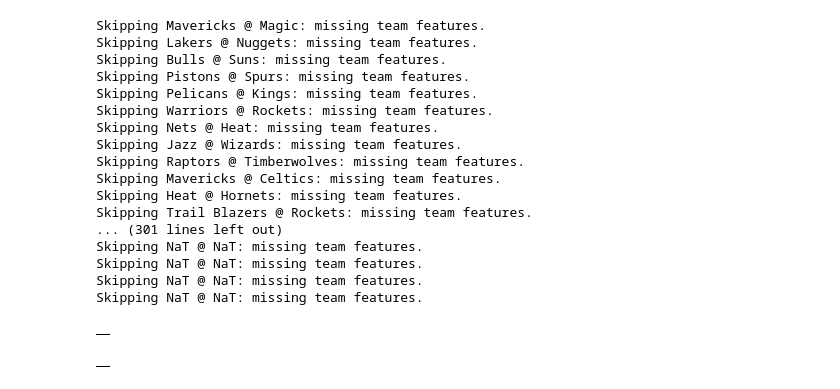
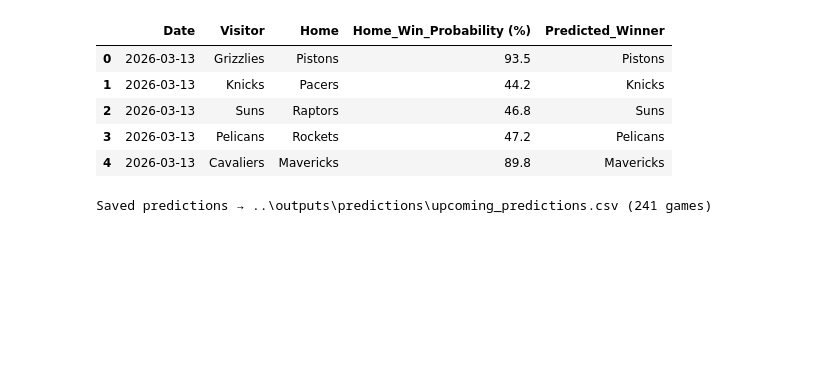
Before and after one commit to ealdridge98/nbaprediction, a Jupyter notebook: notebooks/04_predict_upcoming_games.ipynb, the cells around one changed output. Saved outputs shown, nothing was run; the diff lists cells and outputs as text; code cells hidden in the pictures; blank space fills up the shorter version.

```diff
--- a/notebooks/04_predict_upcoming_games.ipynb
+++ b/notebooks/04_predict_upcoming_games.ipynb
@@ -72,20 +92,10 @@ upcoming.head(10)
 # %%
 def latest_team_features(team_name):
-    """
-    Returns the last row in team_games for the given team.
-    These are the most recent engineered features.
-    """
-    df = team_games[team_games['team_name'] == team_name].copy()
-
+    df = team_games[team_games["team_name"] == team_name].copy()
     if df.empty:
-        # if team not found (different naming), return an empty row
-        return pd.DataFrame()
-
-    df = df.sort_values('game_date')
+        return None
+    df = df.sort_values("game_date")
     latest = df.tail(1).copy()
-
-    # remove this flag so prefixing later is clean
-    latest = latest.drop(columns=['home_away_flag'], errors='ignore')
-
+    latest = latest.drop(columns=["home_away_flag"], errors="ignore")
     return latest
 # %%
@@ -122,51 +133,43 @@ def build_game_features(visitor, home):
 # %%
 pred_rows = []
 
 for _, g in upcoming.iterrows():
-    date = g['Date']
-    home = g['Home']
-    visitor = g['Visitor']
+    date = g["Date"]
+    home = g["Home"]
+    visitor = g["Visitor"]
 
-    features = build_game_features(visitor, home)
+    feats = build_game_features(visitor, home)
 
-    if features is None:
-        print(f"Skipping {visitor} @ {home}: missing team features.")
+    if feats is None:
         continue
 
-    proba = rf.predict_proba(features)[0][1]
-    pred  = rf.predict(features)[0]
+    proba_home_win = rf.predict_proba(feats)[0][1]  # probability home team wins
+    pred_class = rf.predict(feats)[0]
 
     pred_rows.append({
         "Date": date.date(),
         "Visitor": visitor,
         "Home": home,
-        "Home_Win_Probability (%)": round(proba*100, 1),
-        "Predicted_Winner": home if pred == 1 else visitor
+        "Home_Win_Probability (%)": round(proba_home_win * 100, 1),
+        "Predicted_Winner": home if pred_class == 1 else visitor
     })
 
 pred_df = pd.DataFrame(pred_rows)
-pred_df
+pred_df.head()
 # %% [output]
-Skipping Mavericks @ Magic: missing team features.
-Skipping Lakers @ Nuggets: missing team features.
-Skipping Bulls @ Suns: missing team features.
-Skipping Pistons @ Spurs: missing team features.
-Skipping Pelicans @ Kings: missing team features.
-Skipping Warriors @ Rockets: missing team features.
-Skipping Nets @ Heat: missing team features.
-Skipping Jazz @ Wizards: missing team features.
-Skipping Raptors @ Timberwolves: missing team features.
-Skipping Mavericks @ Celtics: missing team features.
-Skipping Heat @ Hornets: missing team features.
-Skipping Trail Blazers @ Rockets: missing team features.
-... (301 lines left out)
-Skipping NaT @ NaT: missing team features.
-Skipping NaT @ NaT: missing team features.
-Skipping NaT @ NaT: missing team features.
-Skipping NaT @ NaT: missing team features.
-|  |
+|  | Date | Visitor | Home | Home_Win_Probability (%) | Predicted_Winner |
+| 0 | 2026-03-13 | Grizzlies | Pistons | 93.5 | Pistons |
+| 1 | 2026-03-13 | Knicks | Pacers | 44.2 | Knicks |
+| 2 | 2026-03-13 | Suns | Raptors | 46.8 | Suns |
+| 3 | 2026-03-13 | Pelicans | Rockets | 47.2 | Pelicans |
+| 4 | 2026-03-13 | Cavaliers | Mavericks | 89.8 | Mavericks |
-# %%
-pred_df.to_csv('../outputs/predictions/upcoming_predictions.csv', index=False)
-pred_df.head()
-# %% [output]
-|  |
+# %%
+out_dir = Path("../outputs/predictions")
+out_dir.mkdir(parents=True, exist_ok=True)
+
+out_path = out_dir / "upcoming_predictions.csv"
+pred_df.to_csv(out_path, index=False)
+
+print(f"Saved predictions → {out_path} ({len(pred_df)} games)")
+# %% [output]
+Saved predictions → ..\outputs\predictions\upcoming_predictions.csv (241 games)
```
Also changed, not shown: parts of 9 cells of this notebook, 10 other files.
